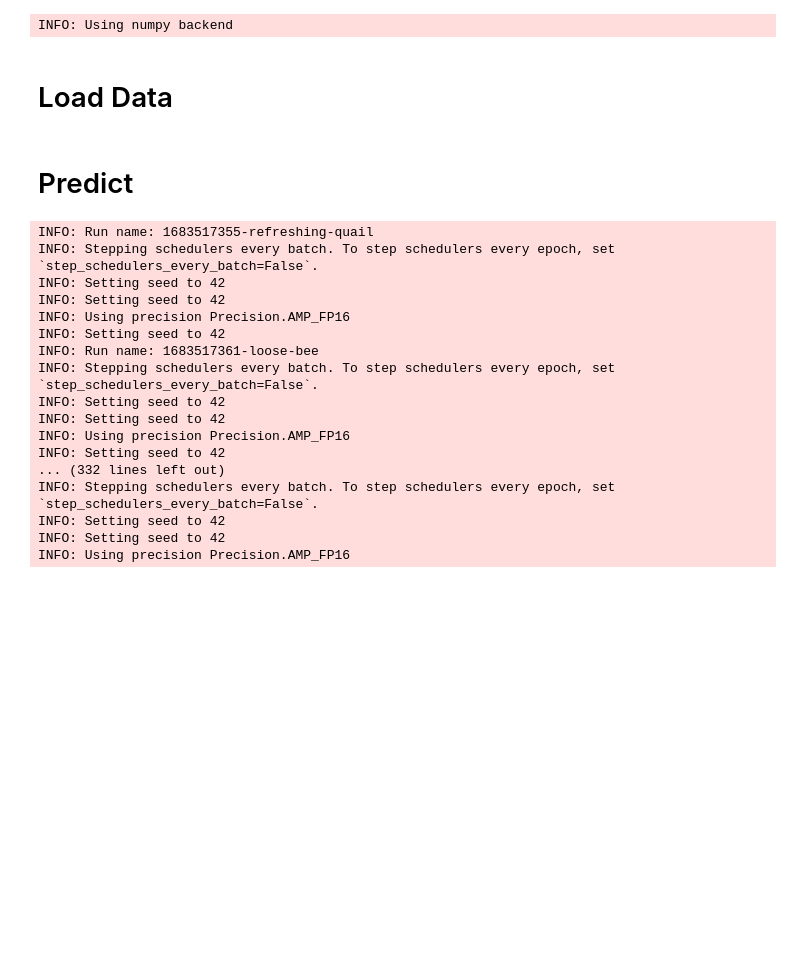
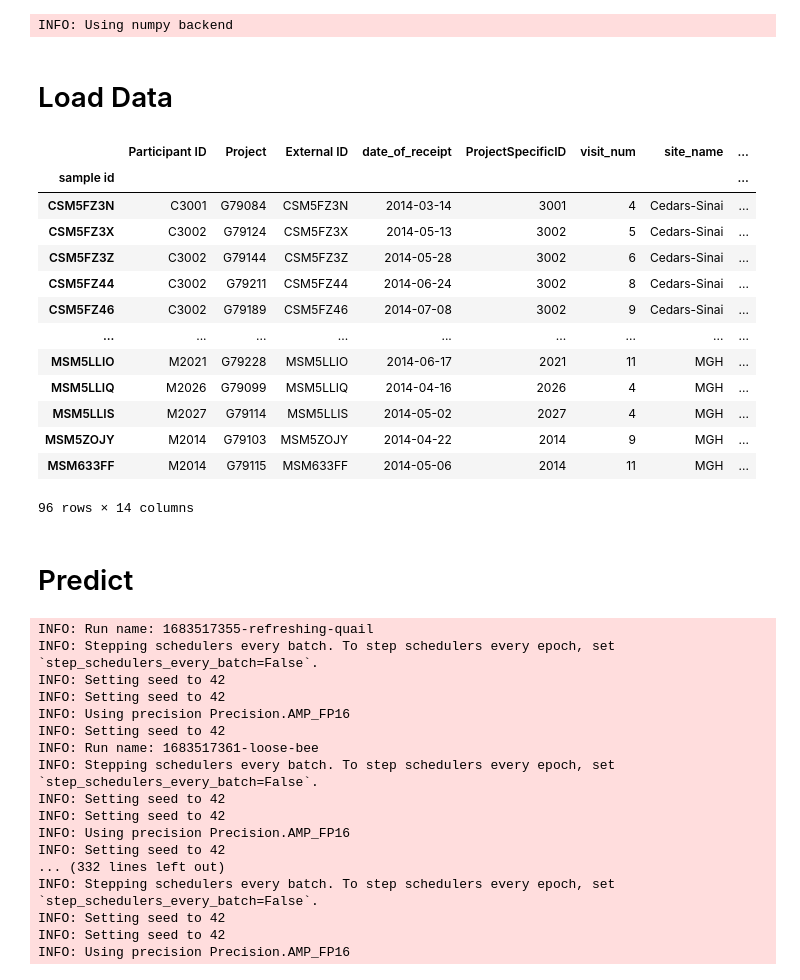
Before and after one commit to ez2rok/mixture_embeddings, a Jupyter notebook: src/classifiers/test_classifier.ipynb, the cells around one changed output. Saved outputs shown, nothing was run; the diff lists cells and outputs as text; code cells hidden in the pictures; blank space fills up the shorter version.

```diff
--- a/src/classifiers/test_classifier.ipynb
+++ b/src/classifiers/test_classifier.ipynb
@@ -46,3 +45,34 @@ metadata = load_dataset(metadata_path)
+# %%
+def get_ys(metadata_path, data_name):
+    metadata = load_dataset(metadata_path)
+
+    data_name_to_feature_to_task = {
+        'ibd':
+            {
+                'diagnosis': 'clf',
+                'site_name': 'clf',
+                'sex': 'clf',
+                'consent_age': 'reg',
+                'hbi': 'reg',
+                'fecalcal': 'reg',
+                'sccai': 'reg'
+            },
+        't2d':
+            {
+                'Age': 'reg',
+                'Sex': 'clf',
+                'BMI': 'reg',
+                'SSPG': 'reg',
+                'Event': 'clf',
+                'Race': 'clf'
+            },
+        'moms': {
+            'sample_body_site': 'clf'
+        }
+    }
+    feature_to_task = data_name_to_feature_to_task[data_name]
+
+    return metadata, feature_to_task
 # %%
 def inverse_log_norm_transformation(X):
     """When we generate X_raw, we add 1e-10 and take the log. Here we perform
@@ -78,3 +111,25 @@ space_to_data = {
+# %%
+data_name = 'ibd'
+euclidean_embeddings_path, hyperbolic_embeddings_path, raw_path, metadata_path = get_paths(data_name)
+metadata, feature_to_task = get_ys(metadata_path, data_name)
+space_to_data = get_Xs(euclidean_embeddings_path, hyperbolic_embeddings_path, raw_path, seed)
+# %%
+metadata
+# %% [output]
+|  | Participant ID | Project | External ID | date_of_receipt | ProjectSpecificID | visit_num | site_name | ... |
+| sample id |  |  |  |  |  |  |  | ... |
+| CSM5FZ3N | C3001 | G79084 | CSM5FZ3N | 2014-03-14 | 3001 | 4 | Cedars-Sinai | ... |
+| CSM5FZ3X | C3002 | G79124 | CSM5FZ3X | 2014-05-13 | 3002 | 5 | Cedars-Sinai | ... |
+| CSM5FZ3Z | C3002 | G79144 | CSM5FZ3Z | 2014-05-28 | 3002 | 6 | Cedars-Sinai | ... |
+| CSM5FZ44 | C3002 | G79211 | CSM5FZ44 | 2014-06-24 | 3002 | 8 | Cedars-Sinai | ... |
+| CSM5FZ46 | C3002 | G79189 | CSM5FZ46 | 2014-07-08 | 3002 | 9 | Cedars-Sinai | ... |
+| ... | ... | ... | ... | ... | ... | ... | ... | ... |
+| MSM5LLIO | M2021 | G79228 | MSM5LLIO | 2014-06-17 | 2021 | 11 | MGH | ... |
+| MSM5LLIQ | M2026 | G79099 | MSM5LLIQ | 2014-04-16 | 2026 | 4 | MGH | ... |
+| MSM5LLIS | M2027 | G79114 | MSM5LLIS | 2014-05-02 | 2027 | 4 | MGH | ... |
+| MSM5ZOJY | M2014 | G79103 | MSM5ZOJY | 2014-04-22 | 2014 | 9 | MGH | ... |
+| MSM633FF | M2014 | G79115 | MSM633FF | 2014-05-06 | 2014 | 11 | MGH | ... |
+96 rows × 14 columns
 # %% [markdown]
 # Predict
 # %%
```
Also changed, not shown: parts of 4 cells of this notebook.
